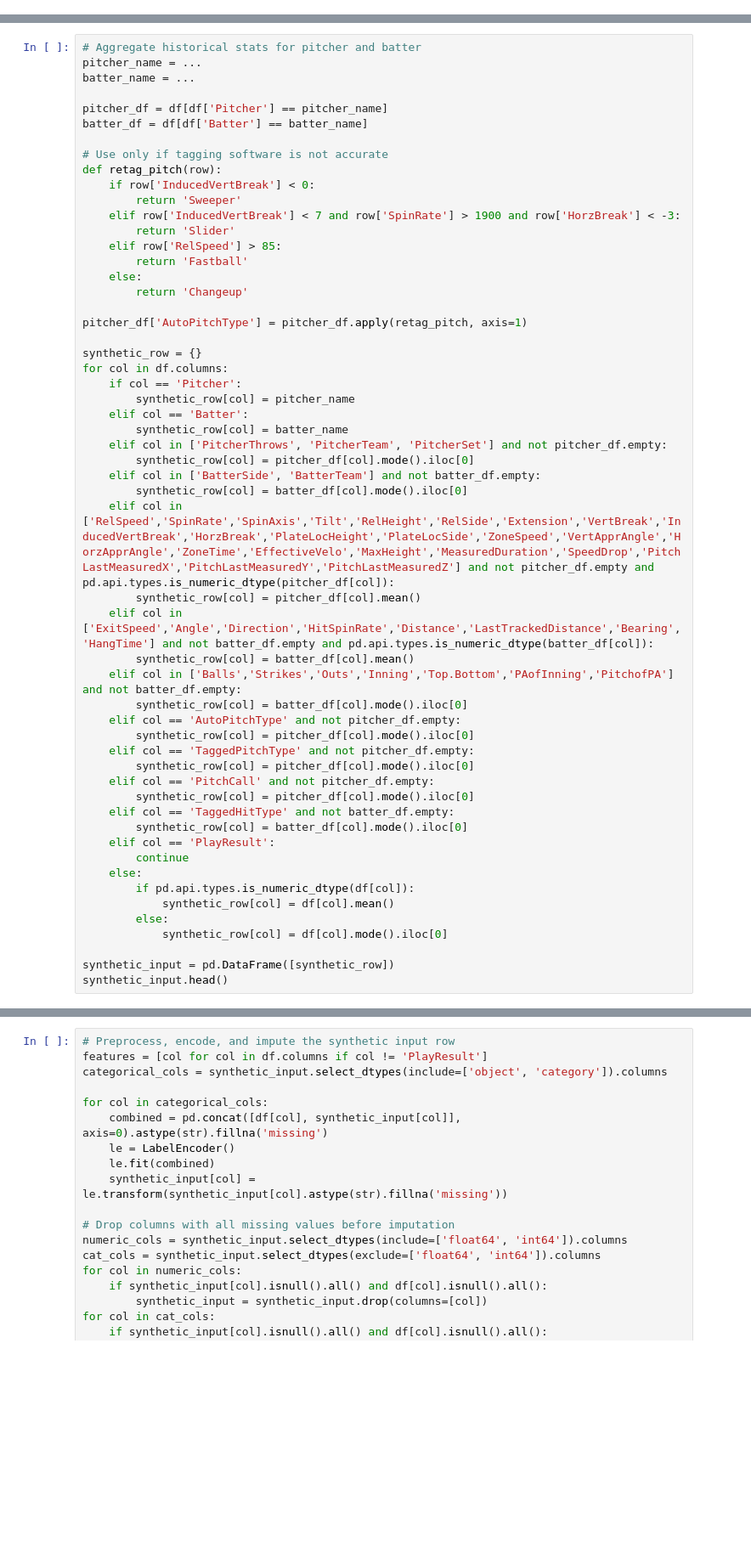
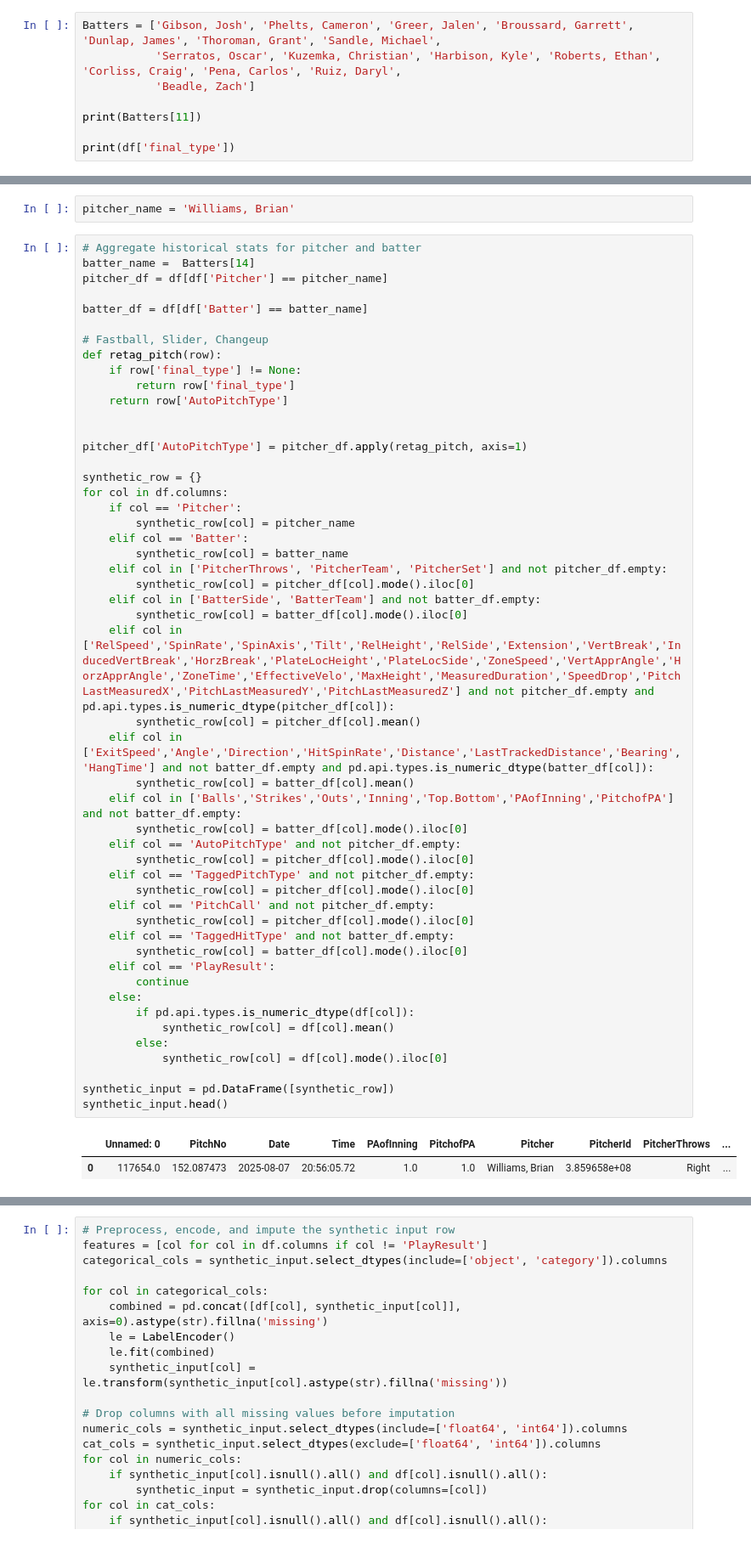
Before and after one commit to 333visn/Baseball-Analytics, a Jupyter notebook: Matchup Predictor/synthetic_matchup_predictor.ipynb, the cells around one changed output, grey strips where cells are left out. Shown: that part at 85% size. Saved outputs shown, nothing was run; the diff lists cells and outputs as text; blank space fills up the shorter version.

```diff
--- a/Matchup Predictor/synthetic_matchup_predictor.ipynb
+++ b/Matchup Predictor/synthetic_matchup_predictor.ipynb
@@ -28,0 +32,8 @@ df.head()
+# %%
+Batters = ['Gibson, Josh', 'Phelts, Cameron', 'Greer, Jalen', 'Broussard, Garrett', 'Dunlap, James', 'Thoroman, Grant', 'Sandle, Michael',
+           'Serratos, Oscar', 'Kuzemka, Christian', 'Harbison, Kyle', 'Roberts, Ethan', 'Corliss, Craig', 'Pena, Carlos', 'Ruiz, Daryl',
+           'Beadle, Zach']
+
+print(Batters[11])
+
+print(df['final_type'])
@@ -29,21 +54,18 @@ df.head()
+# %%
+pitcher_name = 'Williams, Brian'
 # %%
 # Aggregate historical stats for pitcher and batter
-pitcher_name = ...
-batter_name = ...
+batter_name =  Batters[14]
+pitcher_df = df[df['Pitcher'] == pitcher_name]
 
-pitcher_df = df[df['Pitcher'] == pitcher_name]
 batter_df = df[df['Batter'] == batter_name]
 
-# Use only if tagging software is not accurate
+# Fastball, Slider, Changeup
 def retag_pitch(row):
-    if row['InducedVertBreak'] < 0:
-        return 'Sweeper'
-    elif row['InducedVertBreak'] < 7 and row['SpinRate'] > 1900 and row['HorzBreak'] < -3:
-        return 'Slider'
-    elif row['RelSpeed'] > 85:
-        return 'Fastball'
-    else:
-        return 'Changeup'
+    if row['final_type'] != None:
+        return row['final_type']
+    return row['AutoPitchType']
+
 
 pitcher_df['AutoPitchType'] = pitcher_df.apply(retag_pitch, axis=1)
 
@@ -55,30 +77,32 @@ for col in df.columns:
         synthetic_row[col] = batter_name
     elif col in ['PitcherThrows', 'PitcherTeam', 'PitcherSet'] and not pitcher_df.empty:
         synthetic_row[col] = pitcher_df[col].mode().iloc[0]
     elif col in ['BatterSide', 'BatterTeam'] and not batter_df.empty:
         synthetic_row[col] = batter_df[col].mode().iloc[0]
     elif col in ['RelSpeed','SpinRate','SpinAxis','Tilt','RelHeight','RelSide','Extension','VertBreak','InducedVertBreak','HorzBreak','PlateLocHeight','PlateLocSide','ZoneSpeed','VertApprAngle','HorzApprAngle','ZoneTime','EffectiveVelo','MaxHeight','MeasuredDuration','SpeedDrop','PitchLastMeasuredX','PitchLastMeasuredY','PitchLastMeasuredZ'] and not pitcher_df.empty and pd.api.types.is_numeric_dtype(pitcher_df[col]):
         synthetic_row[col] = pitcher_df[col].mean()
     elif col in ['ExitSpeed','Angle','Direction','HitSpinRate','Distance','LastTrackedDistance','Bearing','HangTime'] and not batter_df.empty and pd.api.types.is_numeric_dtype(batter_df[col]):
         synthetic_row[col] = batter_df[col].mean()
     elif col in ['Balls','Strikes','Outs','Inning','Top.Bottom','PAofInning','PitchofPA'] and not batter_df.empty:
         synthetic_row[col] = batter_df[col].mode().iloc[0]
     elif col == 'AutoPitchType' and not pitcher_df.empty:
         synthetic_row[col] = pitcher_df[col].mode().iloc[0]
     elif col == 'TaggedPitchType' and not pitcher_df.empty:
         synthetic_row[col] = pitcher_df[col].mode().iloc[0]
     elif col == 'PitchCall' and not pitcher_df.empty:
         synthetic_row[col] = pitcher_df[col].mode().iloc[0]
     elif col == 'TaggedHitType' and not batter_df.empty:
         synthetic_row[col] = batter_df[col].mode().iloc[0]
     elif col == 'PlayResult':
         continue
     else:
         if pd.api.types.is_numeric_dtype(df[col]):
             synthetic_row[col] = df[col].mean()
         else:
             synthetic_row[col] = df[col].mode().iloc[0]
 
 synthetic_input = pd.DataFrame([synthetic_row])
 synthetic_input.head()
 # %% [output]
+|  | Unnamed: 0 | PitchNo | Date | Time | PAofInning | PitchofPA | Pitcher | PitcherId | PitcherThrows | ... |
+| 0 | 117654.0 | 152.087473 | 2025-08-07 | 20:56:05.72 | 1.0 | 1.0 | Williams, Brian | 3.859658e+08 | Right | ... |
```
Also changed, not shown: parts of 6 cells of this notebook.
